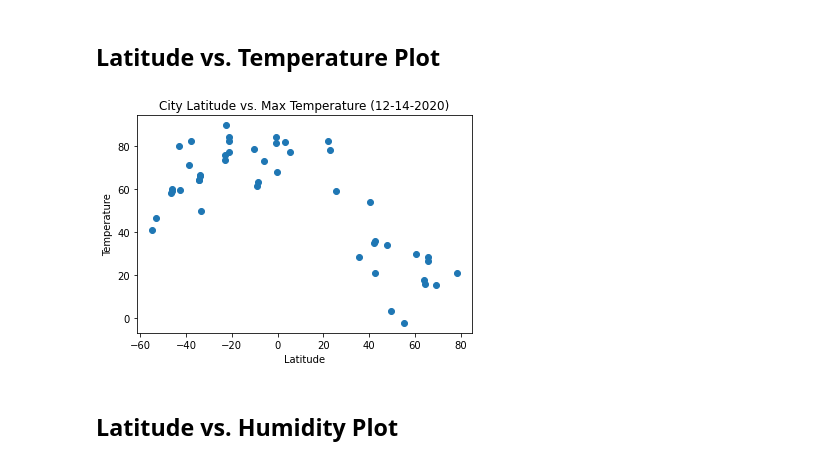
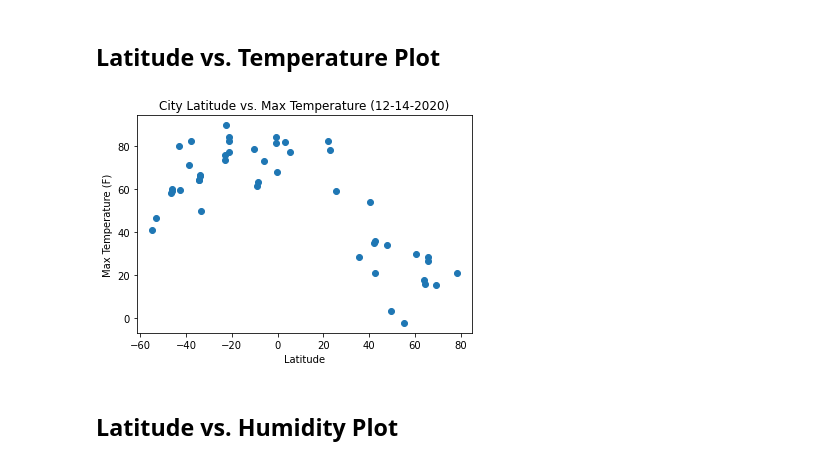
Before and after one commit to GND95/Python-API-Challenge, a Jupyter notebook: WeatherPy/WeatherPy.ipynb, the cells around one changed output. Saved outputs shown, nothing was run; the diff lists cells and outputs as text; code cells hidden in the pictures.

```diff
--- a/WeatherPy/WeatherPy.ipynb
+++ b/WeatherPy/WeatherPy.ipynb
@@ -195,10 +195,10 @@ Skip this step if there are no cities that have humidity > 100%.
 # %%
 plt.scatter(cleaned_weather_df["Lat"], cleaned_weather_df["Max Temp"])
 plt.title(f"City Latitude vs. Max Temperature ({converted_Date[0]})")
 plt.xlabel("Latitude")
-plt.ylabel("Temperature")
+plt.ylabel("Max Temperature (F)")
 plt.show()
 # %% [output]
-[figure, old version]
+[figure, new version]
 # %% [markdown]
 ## Latitude vs. Humidity Plot
```
Also changed, not shown: parts of 3 cells of this notebook.
